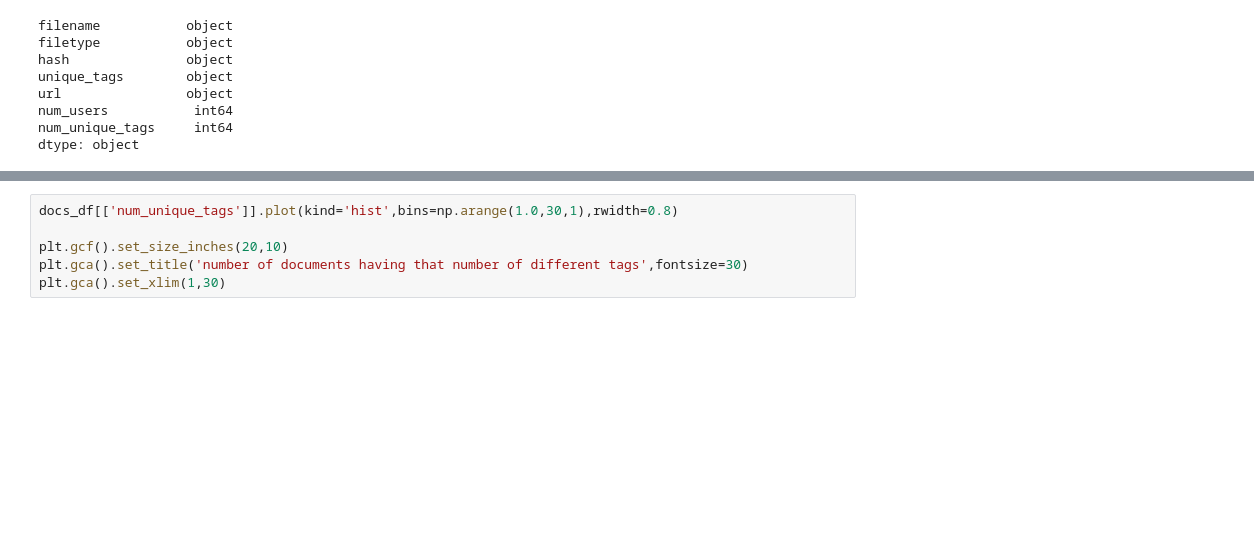
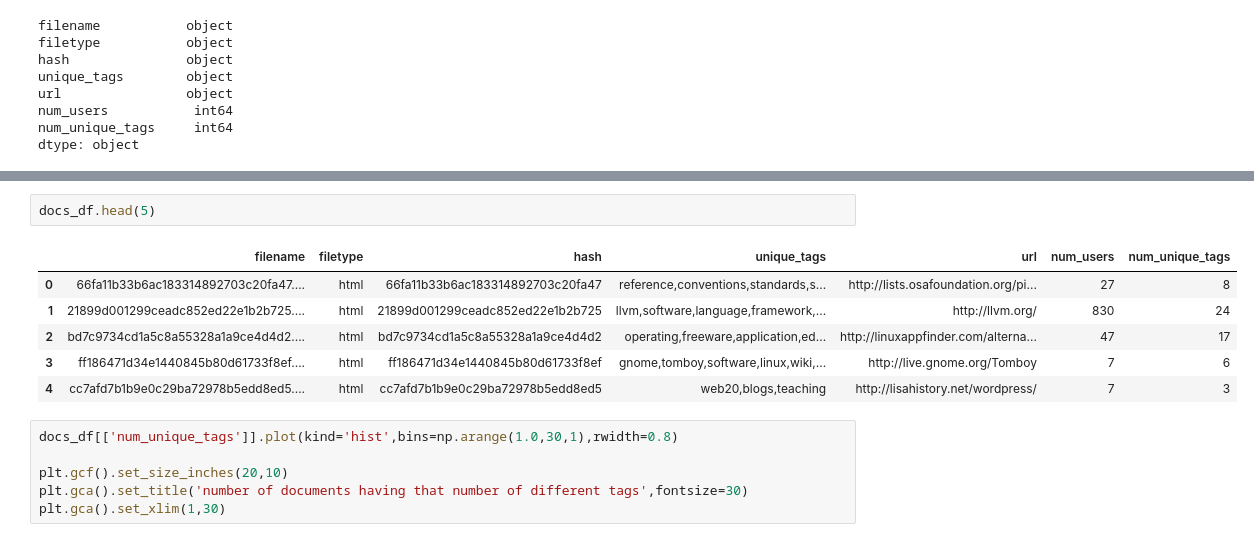
Before and after one commit to queirozfcom/auto-tagger, a Jupyter notebook: social-tags/notebooks/delicious-t140/eda.ipynb, the cells around one changed output, grey strips where cells are left out. Cells and saved outputs as stored; diff of their text form; blank space fills up the shorter version.

```diff
--- a/social-tags/notebooks/delicious-t140/eda.ipynb
+++ b/social-tags/notebooks/delicious-t140/eda.ipynb
@@ -96,3 +72,12 @@ docs_df[docs_df['num_users']<=2].sort_values('num_users').head(10)
+# %%
+docs_df.head(5)
+# %% [output]
+|  | filename | filetype | hash | unique_tags | url | num_users | num_unique_tags |
+| 0 | 66fa11b33b6ac183314892703c20fa47.... | html | 66fa11b33b6ac183314892703c20fa47 | reference,conventions,standards,s... | http://lists.osafoundation.org/pi... | 27 | 8 |
+| 1 | 21899d001299ceadc852ed22e1b2b725.... | html | 21899d001299ceadc852ed22e1b2b725 | llvm,software,language,framework,... | http://llvm.org/ | 830 | 24 |
+| 2 | bd7c9734cd1a5c8a55328a1a9ce4d4d2.... | html | bd7c9734cd1a5c8a55328a1a9ce4d4d2 | operating,freeware,application,ed... | http://linuxappfinder.com/alterna... | 47 | 17 |
+| 3 | ff186471d34e1440845b80d61733f8ef.... | html | ff186471d34e1440845b80d61733f8ef | gnome,tomboy,software,linux,wiki,... | http://live.gnome.org/Tomboy | 7 | 6 |
+| 4 | cc7afd7b1b9e0c29ba72978b5edd8ed5.... | html | cc7afd7b1b9e0c29ba72978b5edd8ed5 | web20,blogs,teaching | http://lisahistory.net/wordpress/ | 7 | 3 |
 # %%
 docs_df[['num_unique_tags']].plot(kind='hist',bins=np.arange(1.0,30,1),rwidth=0.8)
 
```
Also changed, not shown: parts of 13 cells of this notebook, 19 other files.
